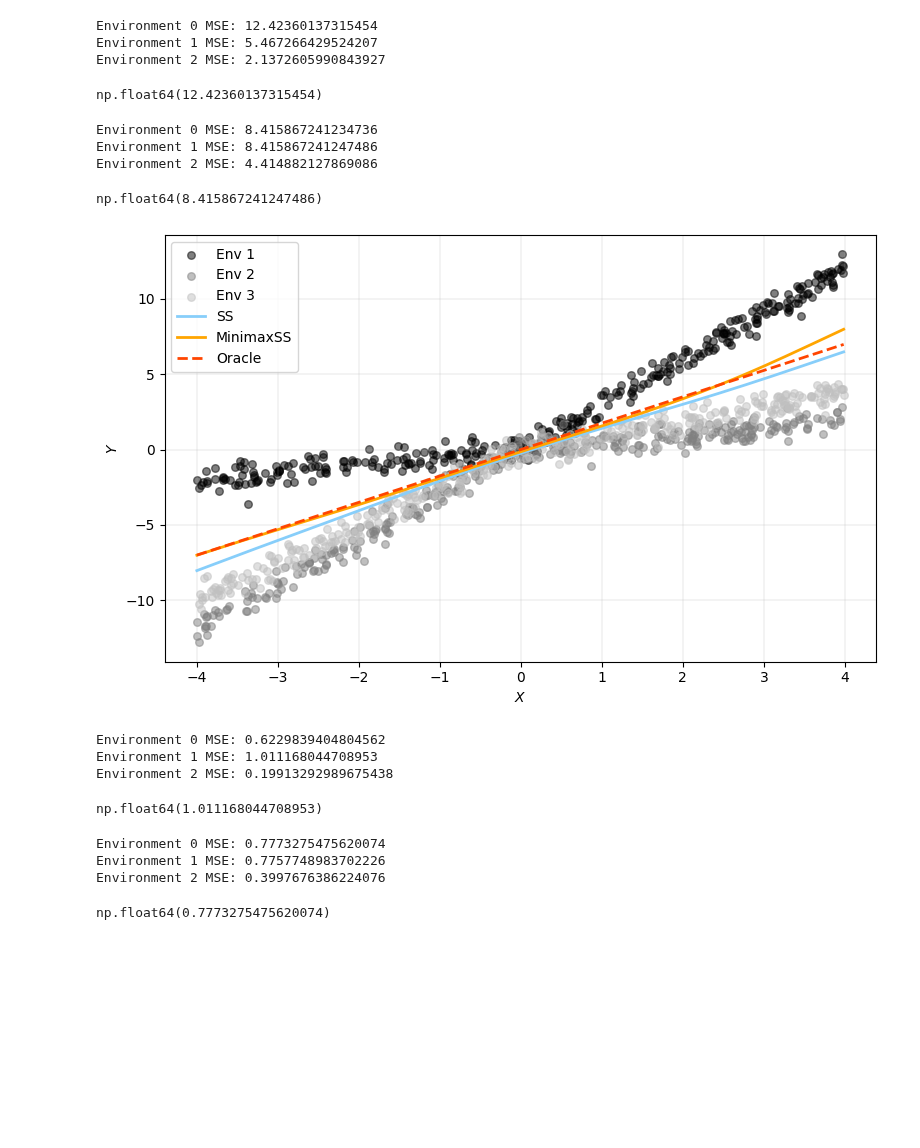
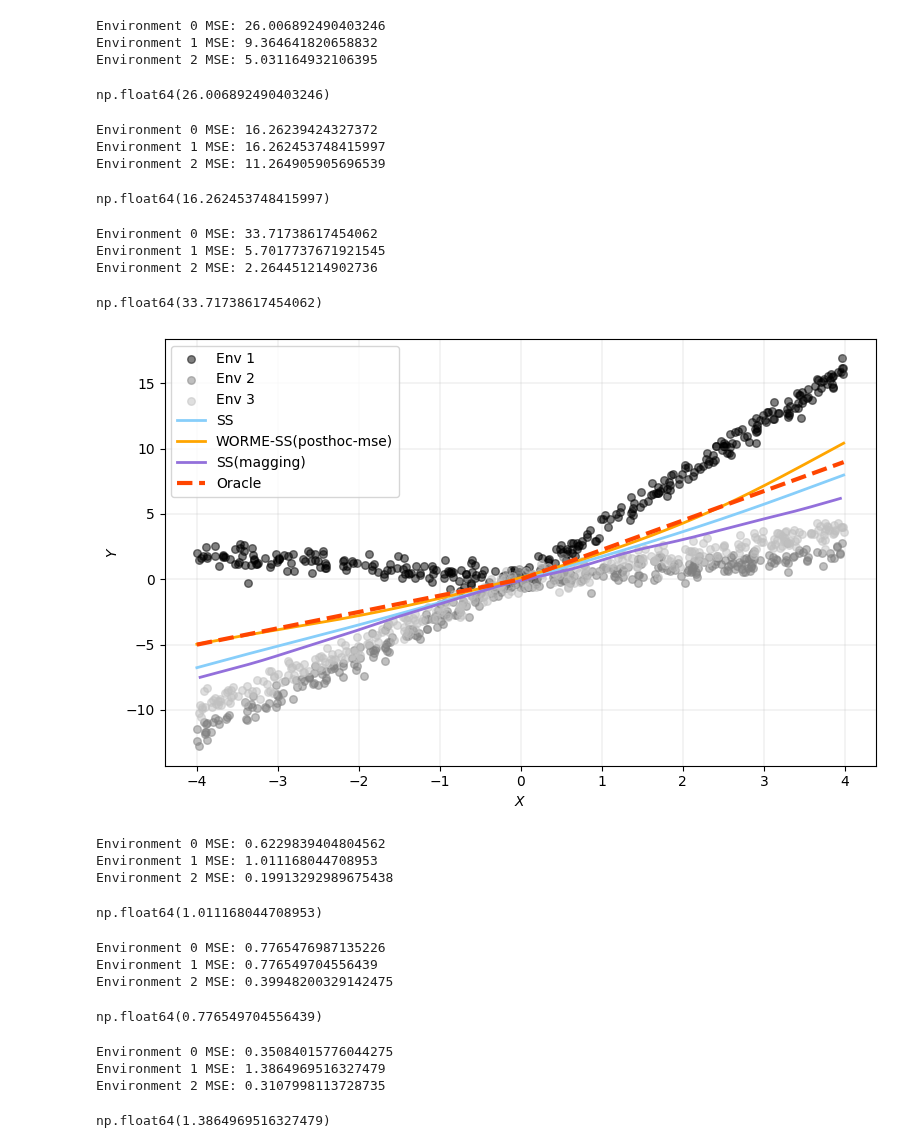
Before and after one commit to francescofreni/nldg, a Jupyter notebook: notebooks/demo_ss.ipynb, the cells around one changed output. Saved outputs shown, nothing was run; the diff lists cells and outputs as text; code cells hidden in the pictures; blank space fills up the shorter version.

Commit message:
Added regret in smoothing splines and updated notebooks

```diff
--- a/notebooks/demo_ss.ipynb
+++ b/notebooks/demo_ss.ipynb
@@ -4,36 +6,47 @@ from nldg.ss import *
 # %%
-dtr = gen_data_v6(n=1000, noise_std=0.5, new_x=True)
+dtr = gen_data_v6(n=1000, noise_std=0.5, setting=2, new_x=True)
 Xtr = np.array(dtr.drop(columns=['E', 'Y']))
 Ytr = np.array(dtr['Y'])
 Etr = np.array(dtr['E'])
 # %%
 # instead of cv=True, you can set lam=0.15 (or whatever reasonable value)
-erm_ss = MinimaxSmoothSpline(Xtr, Ytr, Etr, cv=True, method="erm")
+erm_ss = MinimaxSmoothSpline(Xtr, Ytr, cv=True, method="erm")
 x_grid = np.linspace(Xtr.min(), Xtr.max(), 200)
 preds_erm = erm_ss.predict(x_grid)
 # %%
 fitted_erm = erm_ss.predict(Xtr)
 max_mse(Ytr, fitted_erm, Etr, verbose=True)
 # %% [output]
-Environment 0 MSE: 12.42360137315454
-Environment 1 MSE: 5.467266429524207
-Environment 2 MSE: 2.1372605990843927
+Environment 0 MSE: 26.006892490403246
+Environment 1 MSE: 9.364641820658832
+Environment 2 MSE: 5.031164932106395
-np.float64(12.42360137315454)
+np.float64(26.006892490403246)
 # %%
-minimax_ss = MinimaxSmoothSpline(Xtr, Ytr, Etr, cv=True, method="minimax")
-preds_minimax = minimax_ss.predict(x_grid)
+worme_ss = MinimaxSmoothSpline(Xtr, Ytr, Etr, cv=True, solver="ECOS")
+preds_worme = worme_ss.predict(x_grid)
 # %%
-fitted_minimax = minimax_ss.predict(Xtr)
-max_mse(Ytr, fitted_minimax, Etr, verbose=True)
+fitted_worme = worme_ss.predict(Xtr)
+max_mse(Ytr, fitted_worme, Etr, verbose=True)
 # %% [output]
-Environment 0 MSE: 8.415867241234736
-Environment 1 MSE: 8.415867241247486
-Environment 2 MSE: 4.414882127869086
+Environment 0 MSE: 16.26239424327372
+Environment 1 MSE: 16.262453748415997
+Environment 2 MSE: 11.264905905696539
-np.float64(8.415867241247486)
+np.float64(16.262453748415997)
+# %%
+magging_ss = MaggingSmoothSpline()
+fitted_magging = magging_ss.fit(Xtr, Ytr, Etr)
+preds_magging = magging_ss.predict(x_grid)
+max_mse(Ytr, fitted_magging, Etr, verbose=True)
+# %% [output]
+Environment 0 MSE: 33.71738617454062
+Environment 1 MSE: 5.7017737671921545
+Environment 2 MSE: 2.264451214902736
+np.float64(33.71738617454062)
 # %%
-plot_dtr_ss(dtr, x_grid, preds_erm, preds_minimax, optfun=3)
+plot_dtr_ss(dtr, x_grid, preds_erm, preds_worme, preds_magging=preds_magging,
+            optfun=4, saveplot=True, nameplot="setting9_ss")
 # %% [output]
-[figure, old version]
+[figure, new version]
 # %%
 dtr = gen_data_v7(n=1500, new_x=True)
 Xtr = np.array(dtr.drop(columns=['E', 'Y']))
@@ -57,9 +70,19 @@ preds_minimax = minimax_ss.predict(x_grid)
 # %%
-fitted_minimax = minimax_ss.predict(Xtr)
-max_mse(Ytr, fitted_minimax, Etr, verbose=True)
+fitted_worme = worme_ss.predict(Xtr)
+max_mse(Ytr, fitted_worme, Etr, verbose=True)
 # %% [output]
-Environment 0 MSE: 0.7773275475620074
-Environment 1 MSE: 0.7757748983702226
-Environment 2 MSE: 0.3997676386224076
+Environment 0 MSE: 0.7765476987135226
+Environment 1 MSE: 0.776549704556439
+Environment 2 MSE: 0.39948200329142475
-np.float64(0.7773275475620074)
+np.float64(0.776549704556439)
+# %%
+magging_ss = MaggingSmoothSpline()
+fitted_magging = magging_ss.fit(Xtr, Ytr, Etr)
+preds_magging = magging_ss.predict(x_grid)
+max_mse(Ytr, fitted_magging, Etr, verbose=True)
+# %% [output]
+Environment 0 MSE: 0.35084015776044275
+Environment 1 MSE: 1.3864969516327479
+Environment 2 MSE: 0.3107998113728735
+np.float64(1.3864969516327479)
 # %%
```
Also changed, not shown: parts of 19 cells of this notebook, 6 other files.
